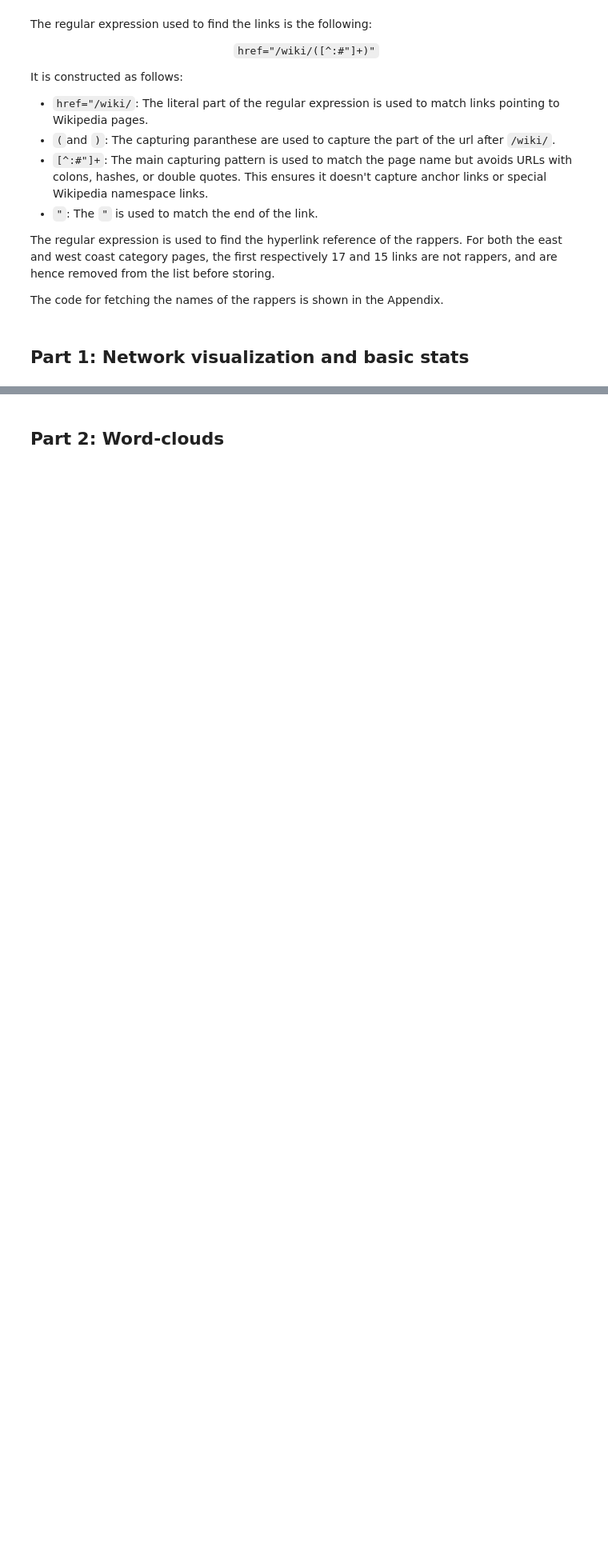
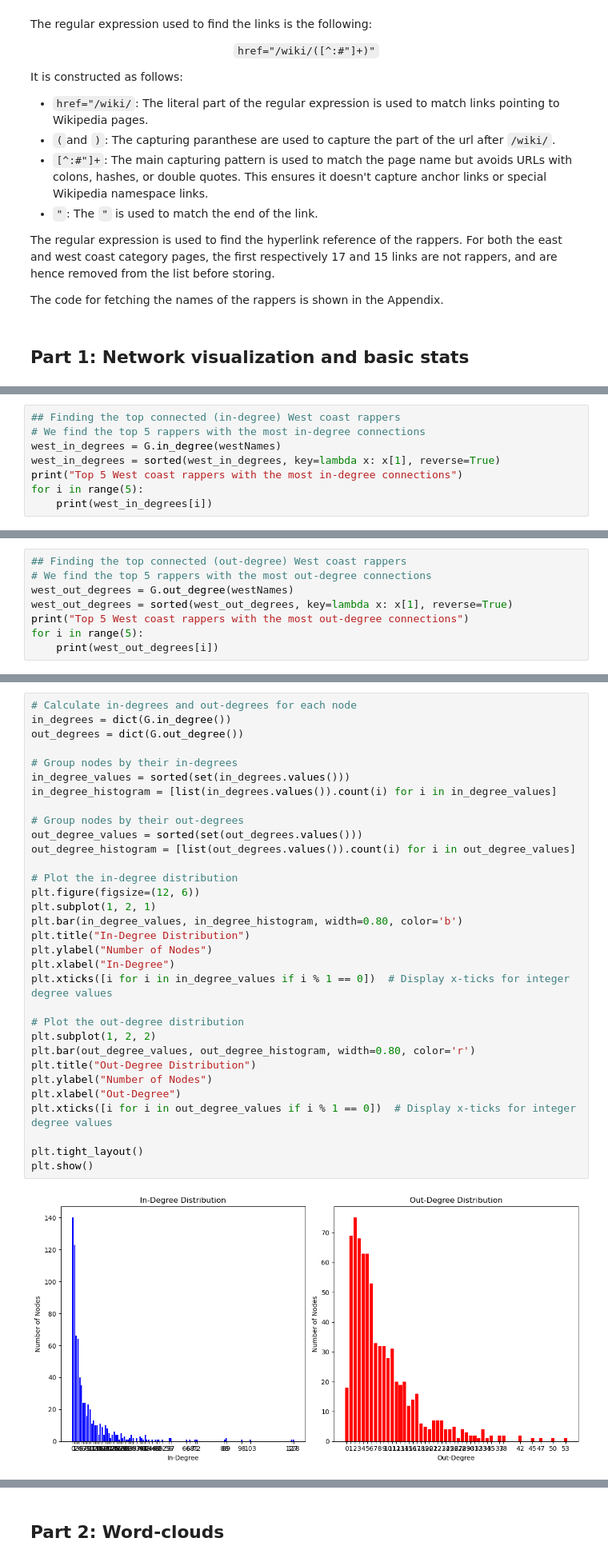
Before and after one commit to Agentroi/socialegraphs23, a Jupyter notebook: assignments/Assignment2Final.ipynb, the cells around one changed output, grey strips where cells are left out. Shown at 80% size. Saved outputs shown, nothing was run; the diff lists cells and outputs as text; blank space fills up the shorter version.

```diff
--- a/assignments/Assignment2Final.ipynb
+++ b/assignments/Assignment2Final.ipynb
@@ -103,0 +184,8 @@ print(len(nx.edges(G)))
+# %%
+## Finding the top connected (in-degree) West coast rappers
+# We find the top 5 rappers with the most in-degree connections
+west_in_degrees = G.in_degree(westNames)
+west_in_degrees = sorted(west_in_degrees, key=lambda x: x[1], reverse=True)
+print("Top 5 West coast rappers with the most in-degree connections")
+for i in range(5):
+    print(west_in_degrees[i])
@@ -103,0 +201,8 @@ print(len(nx.edges(G)))
+# %%
+## Finding the top connected (out-degree) West coast rappers
+# We find the top 5 rappers with the most out-degree connections
+west_out_degrees = G.out_degree(westNames)
+west_out_degrees = sorted(west_out_degrees, key=lambda x: x[1], reverse=True)
+print("Top 5 West coast rappers with the most out-degree connections")
+for i in range(5):
+    print(west_out_degrees[i])
@@ -103,0 +220,34 @@ print(len(nx.edges(G)))
+# %%
+# Calculate in-degrees and out-degrees for each node
+in_degrees = dict(G.in_degree())
+out_degrees = dict(G.out_degree())
+
+# Group nodes by their in-degrees
+in_degree_values = sorted(set(in_degrees.values()))
+in_degree_histogram = [list(in_degrees.values()).count(i) for i in in_degree_values]
+
+# Group nodes by their out-degrees
+out_degree_values = sorted(set(out_degrees.values()))
+out_degree_histogram = [list(out_degrees.values()).count(i) for i in out_degree_values]
+
+# Plot the in-degree distribution
+plt.figure(figsize=(12, 6))
+plt.subplot(1, 2, 1)
+plt.bar(in_degree_values, in_degree_histogram, width=0.80, color='b')
+plt.title("In-Degree Distribution")
+plt.ylabel("Number of Nodes")
+plt.xlabel("In-Degree")
+plt.xticks([i for i in in_degree_values if i % 1 == 0])  # Display x-ticks for integer degree values
+
+# Plot the out-degree distribution
+plt.subplot(1, 2, 2)
+plt.bar(out_degree_values, out_degree_histogram, width=0.80, color='r')
+plt.title("Out-Degree Distribution")
+plt.ylabel("Number of Nodes")
+plt.xlabel("Out-Degree")
+plt.xticks([i for i in out_degree_values if i % 1 == 0])  # Display x-ticks for integer degree values
+
+plt.tight_layout()
+plt.show()
+# %% [output]
+[figure, added]
```
Also changed, not shown: parts of 59 cells of this notebook.
